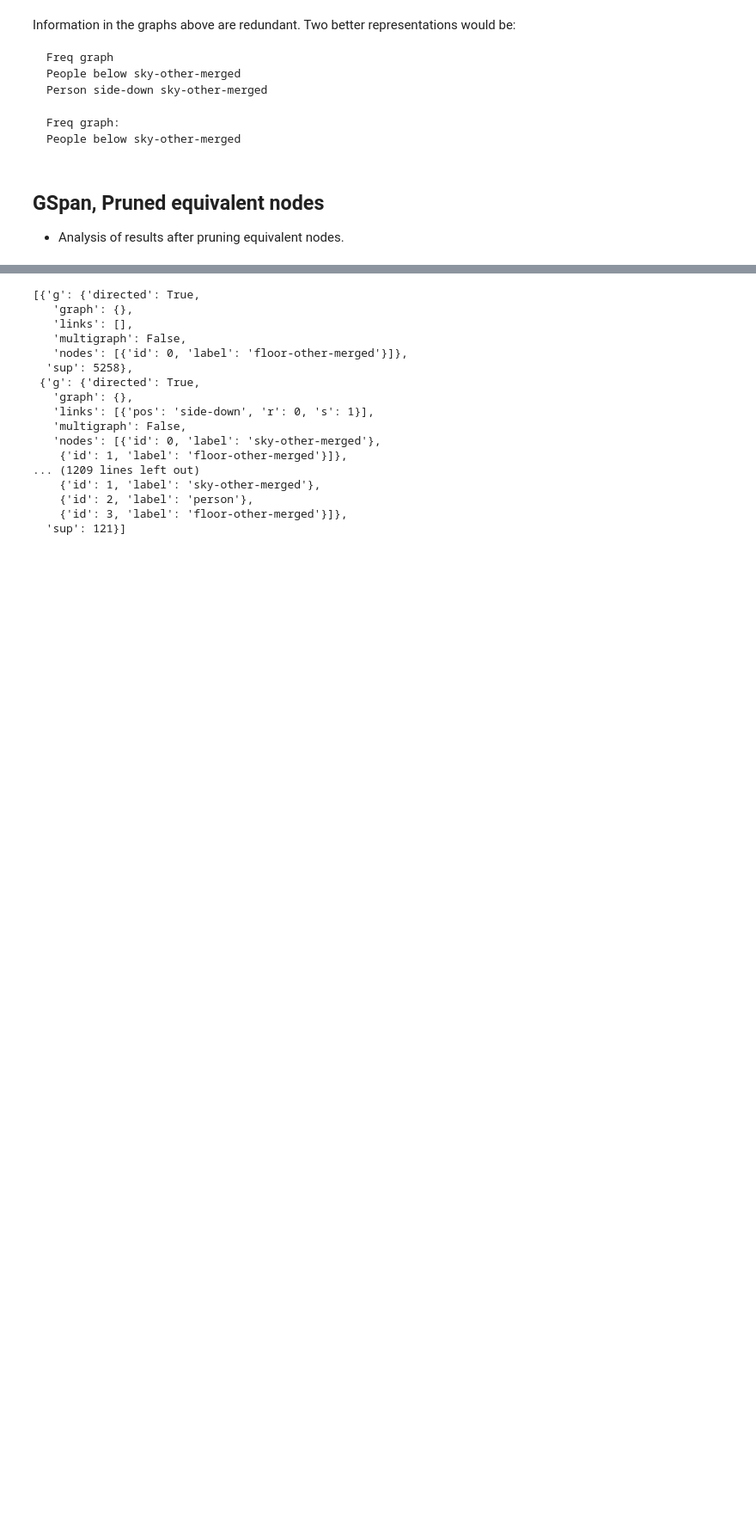
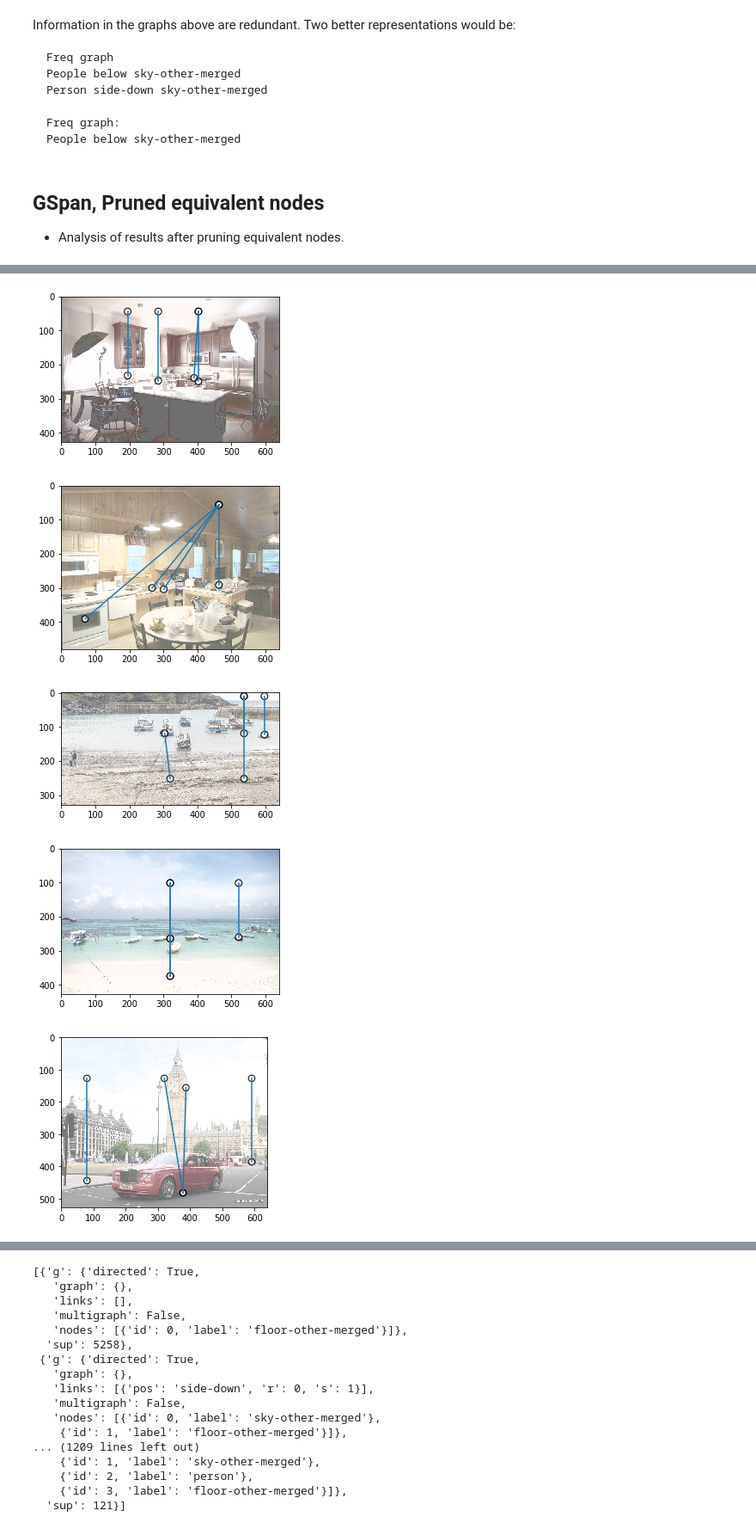
Before and after one commit to AndreaPasini/SImS, a Jupyter notebook: MiningAnalysis.ipynb, the cells around one changed output, grey strips where cells are left out. Shown at 86% size. Saved outputs shown, nothing was run; the diff lists cells and outputs as text; code cells hidden in the pictures; blank space fills up the shorter version.

```diff
--- a/MiningAnalysis.ipynb
+++ b/MiningAnalysis.ipynb
@@ -43,8 +42,8 @@ plt.show()
 The co-occurrence of many objects of the same class may generate different graphs which has poor degree of abstraction.
 Let's show two examples of frequent graphs with a lot of "people" inside.
 # %%
-from config import graph_mining_dir
-with open(os.path.join(graph_mining_dir, 'train_freqGraph_kbfilter_gspan_01.json')) as f:
+from config import COCO_graph_mining_dir
+with open(os.path.join(COCO_graph_mining_dir, 'train_freqGraph_kbfilter_gspan_01.json')) as f:
     freq_graphs = json.load(f)
 # %%
 def print_graph(g):
@@ -102,5 +101,10 @@ People below sky-other-merged
 ## GSpan, Pruned equivalent nodes
 - Analysis of results after pruning equivalent nodes.
 # %%
-with open(os.path.join(graph_mining_dir, 'train_freqGraph_kbfilter_prune_gspan_001.json')) as f:
+# Read frequent graphs (edge and node pruning, minsup=0.001)
+with open(os.path.join(COCO_graph_mining_dir, 'train_freqGraph_kbfilter_prune_gspan_001.json')) as f:
     freq_graphs = json.load(f)
+# %%
+# Get paper graphs
+paper_graphs = [911, 1414, 1689, 2473]
+freq_graphs[paper_graphs[0]]
@@ -106,0 +125,9 @@ with open(os.path.join(graph_mining_dir, 'train_freqGraph_kbfilter_prune_gspan_0
+# %%
+from semantic_analysis.graph_clustering import subgraph_isomorphism
+from config import train_graphs_json_path
+
+from semantic_analysis.graph_mining import get_exp_name
+
+with open("../COCO/gmining/train_graphs_kbfilter_prune.json") as f:
+    train_graphs = json.load(f)
+    #train_graphs = filter_graphs_with_local_data(train_graphs)
@@ -106,0 +227,18 @@ with open(os.path.join(graph_mining_dir, 'train_freqGraph_kbfilter_prune_gspan_0
+# %%
+# Scelte: 5156, 24778, 42529, 206066, 32220, 49611, 88538, 94052
+train_graphs_map = {g['graph']['name']:g for g in train_graphs}
+groups =[(0,88538), (0,94052), (1,32220), (1,49611), (2,42529), (2,206066), (3,5156), (3,24778)]
+
+
+for j, el in enumerate(groups):
+    g = train_graphs_map[el[1]]
+    freq_graph = freq_graphs[paper_graphs[el[0]]]['g']
+    res = subgraph_isomorphism(freq_graph, g)
+    plot_results([(g,res[0])], freq_graph)
+    #plot_results2([(g,res[0])], freq_graph, j)
+# %% [output]
+[figure, added]
+[figure, added]
+[figure, added]
+[figure, added]
+[figure, added]
```
Also changed, not shown: parts of 6 cells of this notebook, 3 other files.
